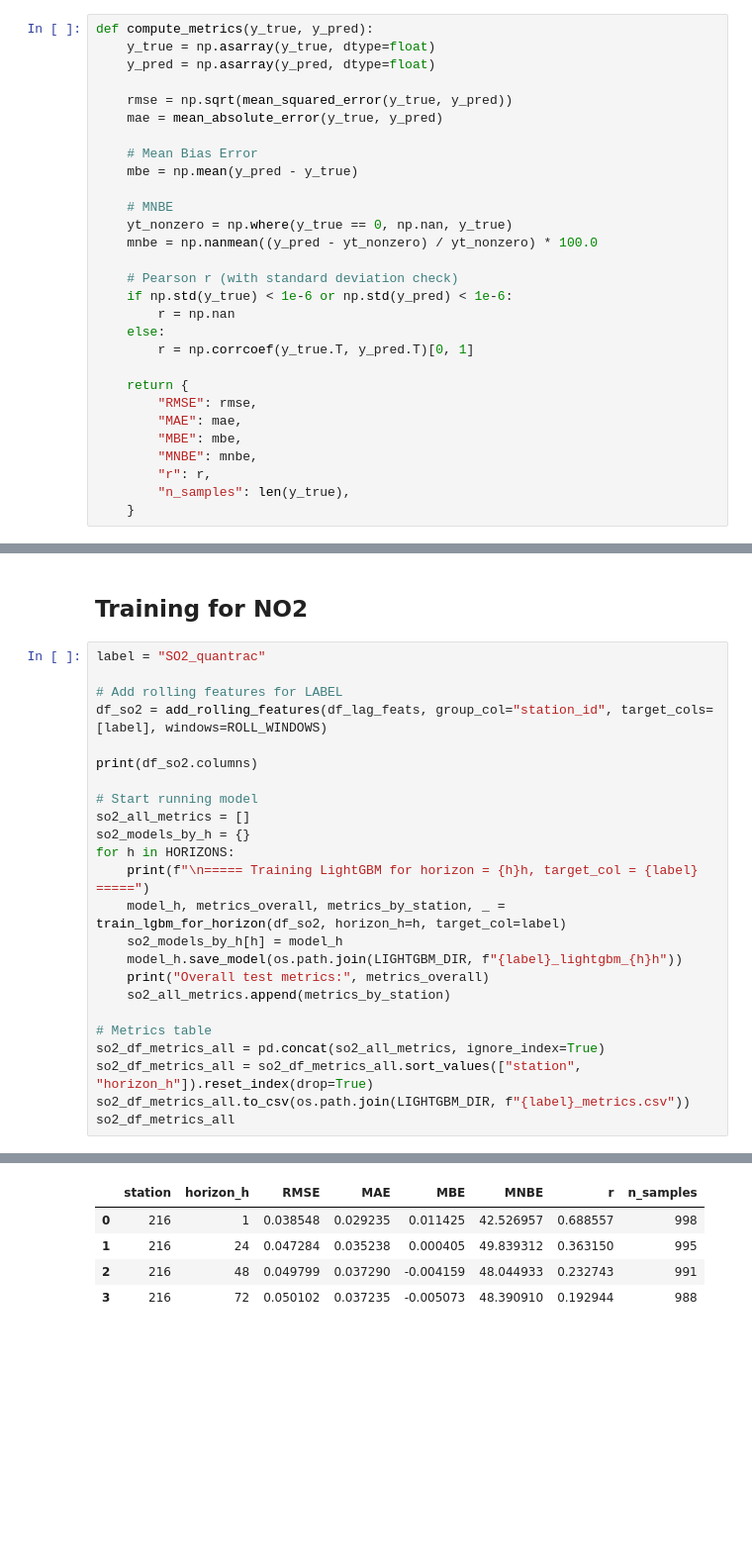
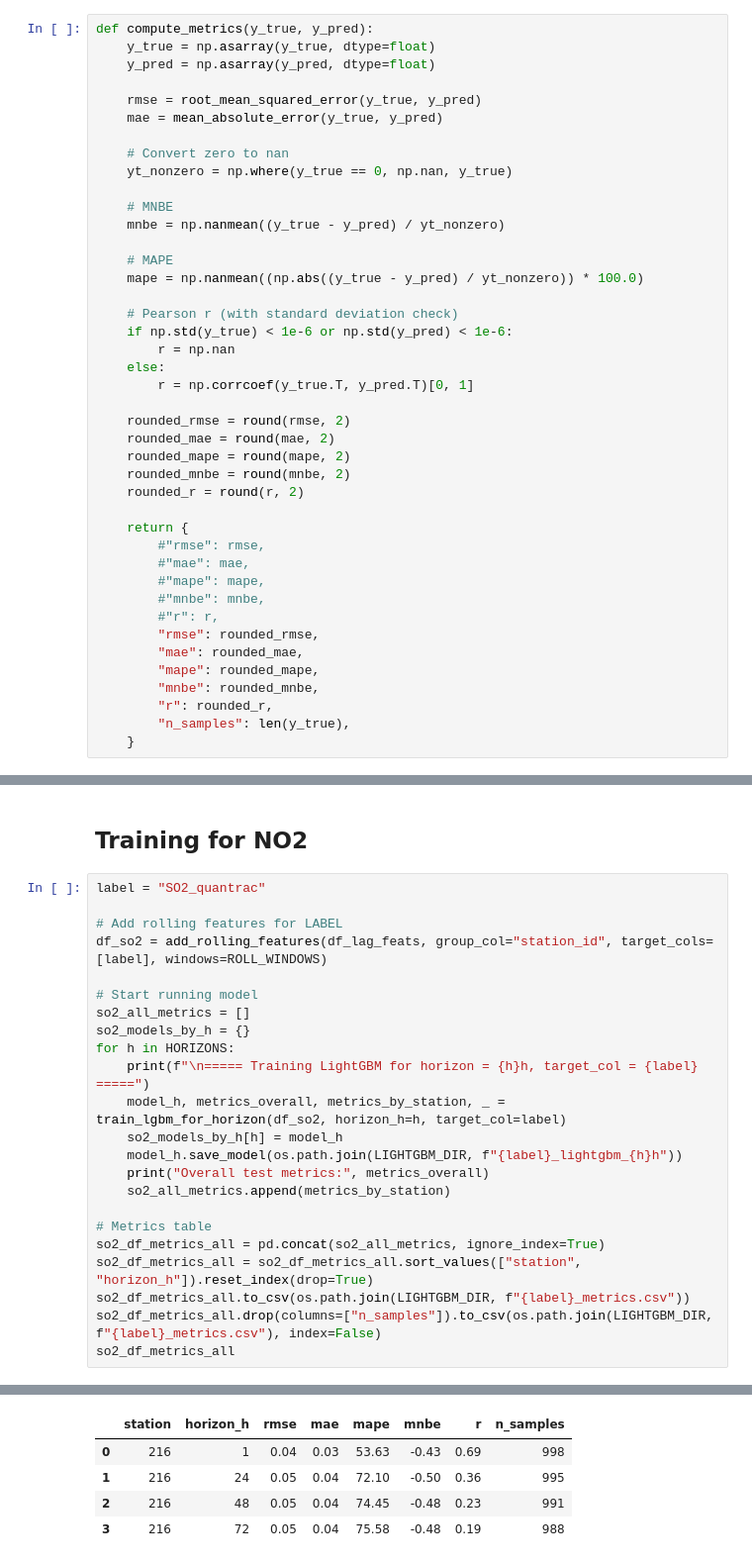
Before and after one commit to tphiepbk/air_quality_index_project, a Jupyter notebook: 13.1_so2_lightgbm_pmcmaqdata_new_train_test_converted_unit.ipynb, the cells around one changed output, grey strips where cells are left out. Shown at 99% size. Saved outputs shown, nothing was run; the diff lists cells and outputs as text; blank space fills up the shorter version.

```diff
--- a/13.1_so2_lightgbm_pmcmaqdata_new_train_test_converted_unit.ipynb
+++ b/13.1_so2_lightgbm_pmcmaqdata_new_train_test_converted_unit.ipynb
@@ -626,15 +626,17 @@ def compute_metrics(y_true, y_pred):
     y_true = np.asarray(y_true, dtype=float)
     y_pred = np.asarray(y_pred, dtype=float)
 
-    rmse = np.sqrt(mean_squared_error(y_true, y_pred))
+    rmse = root_mean_squared_error(y_true, y_pred)
     mae = mean_absolute_error(y_true, y_pred)
 
-    # Mean Bias Error
-    mbe = np.mean(y_pred - y_true)
+    # Convert zero to nan
+    yt_nonzero = np.where(y_true == 0, np.nan, y_true)
 
     # MNBE
-    yt_nonzero = np.where(y_true == 0, np.nan, y_true)
-    mnbe = np.nanmean((y_pred - yt_nonzero) / yt_nonzero) * 100.0
+    mnbe = np.nanmean((y_true - y_pred) / yt_nonzero)
+
+    # MAPE
+    mape = np.nanmean((np.abs((y_true - y_pred) / yt_nonzero)) * 100.0)
 
     # Pearson r (with standard deviation check)
     if np.std(y_true) < 1e-6 or np.std(y_pred) < 1e-6:
@@ -642,12 +644,23 @@ def compute_metrics(y_true, y_pred):
     else:
         r = np.corrcoef(y_true.T, y_pred.T)[0, 1]
 
+    rounded_rmse = round(rmse, 2)
+    rounded_mae = round(mae, 2)
+    rounded_mape = round(mape, 2)
+    rounded_mnbe = round(mnbe, 2)
+    rounded_r = round(r, 2)
+
     return {
-        "RMSE": rmse,
-        "MAE": mae,
-        "MBE": mbe,
-        "MNBE": mnbe,
-        "r": r,
+        #"rmse": rmse,
+        #"mae": mae,
+        #"mape": mape,
+        #"mnbe": mnbe,
+        #"r": r,
+        "rmse": rounded_rmse,
+        "mae": rounded_mae,
+        "mape": rounded_mape,
+        "mnbe": rounded_mnbe,
+        "r": rounded_r,
         "n_samples": len(y_true),
     }
 # %% [markdown]
@@ -784,8 +809,6 @@ label = "SO2_quantrac"
 
 # Add rolling features for LABEL
 df_so2 = add_rolling_features(df_lag_feats, group_col="station_id", target_cols=[label], windows=ROLL_WINDOWS)
-
-print(df_so2.columns)
 
 # Start running model
 so2_all_metrics = []
@@ -802,5 +825,6 @@ for h in HORIZONS:
 so2_df_metrics_all = pd.concat(so2_all_metrics, ignore_index=True)
 so2_df_metrics_all = so2_df_metrics_all.sort_values(["station", "horizon_h"]).reset_index(drop=True)
 so2_df_metrics_all.to_csv(os.path.join(LIGHTGBM_DIR, f"{label}_metrics.csv"))
+so2_df_metrics_all.drop(columns=["n_samples"]).to_csv(os.path.join(LIGHTGBM_DIR, f"{label}_metrics.csv"), index=False)
 so2_df_metrics_all
 # %% [output]
@@ -824,8 +848,8 @@ Overall test metrics: {'RMSE': 0.05010183091603854, 'MAE': 0.03723476402009605,
-|  | station | horizon_h | RMSE | MAE | MBE | MNBE | r | n_samples |
-| 0 | 216 | 1 | 0.038548 | 0.029235 | 0.011425 | 42.526957 | 0.688557 | 998 |
-| 1 | 216 | 24 | 0.047284 | 0.035238 | 0.000405 | 49.839312 | 0.363150 | 995 |
-| 2 | 216 | 48 | 0.049799 | 0.037290 | -0.004159 | 48.044933 | 0.232743 | 991 |
-| 3 | 216 | 72 | 0.050102 | 0.037235 | -0.005073 | 48.390910 | 0.192944 | 988 |
+|  | station | horizon_h | rmse | mae | mape | mnbe | r | n_samples |
+| 0 | 216 | 1 | 0.04 | 0.03 | 53.63 | -0.43 | 0.69 | 998 |
+| 1 | 216 | 24 | 0.05 | 0.04 | 72.10 | -0.50 | 0.36 | 995 |
+| 2 | 216 | 48 | 0.05 | 0.04 | 74.45 | -0.48 | 0.23 | 991 |
+| 3 | 216 | 72 | 0.05 | 0.04 | 75.58 | -0.48 | 0.19 | 988 |
 # %%
 # Reference
 for station_id in STATION_IDS:
```
Also changed, not shown: parts of 4 cells of this notebook, 1 other file.
